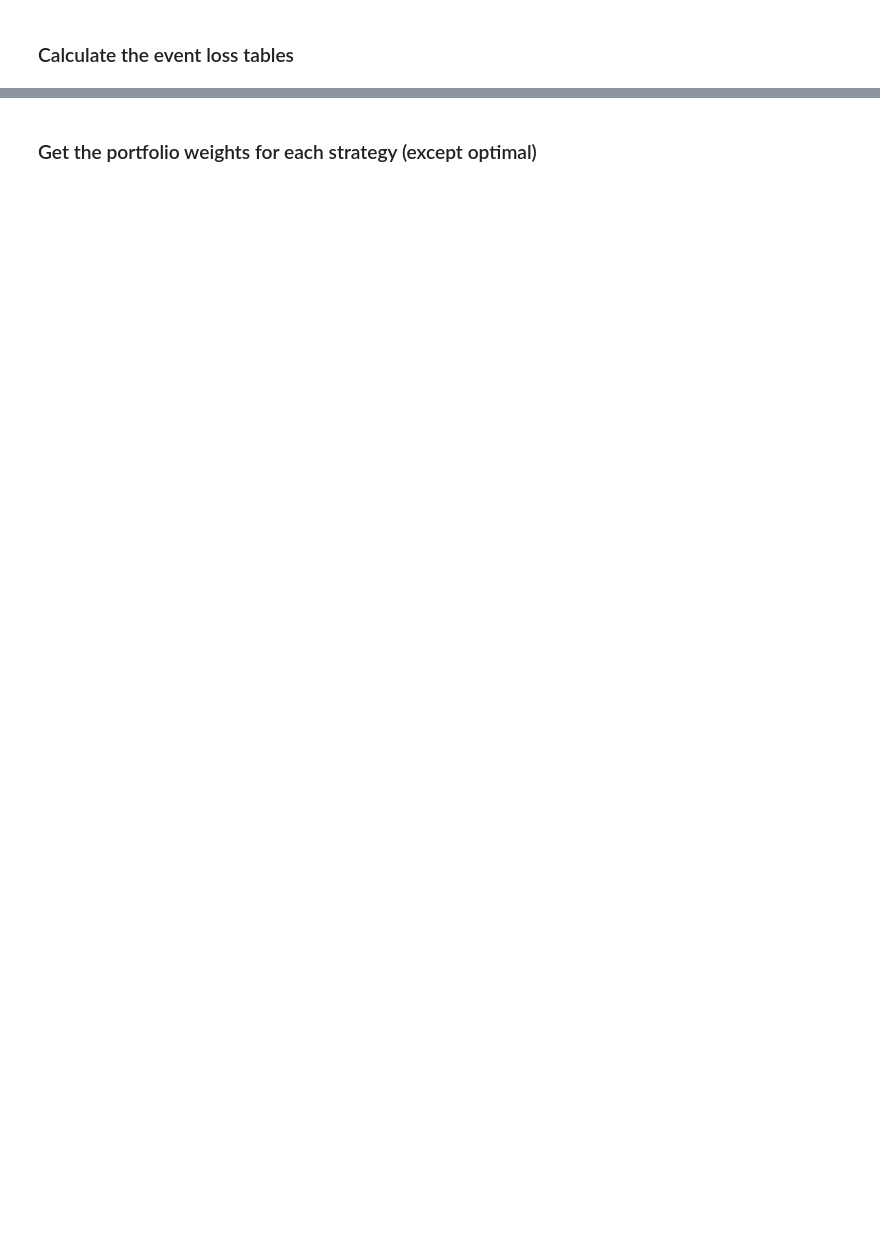
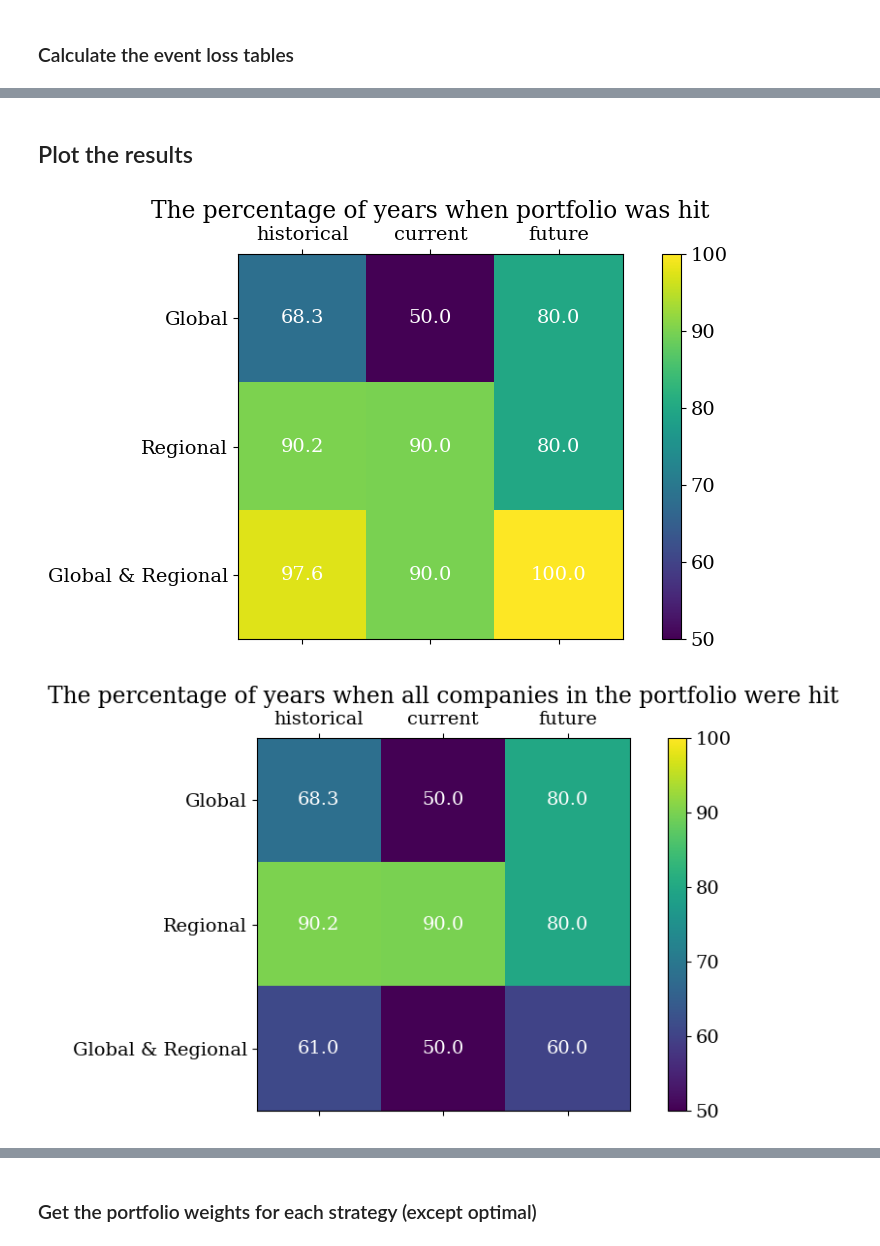
Before and after one commit to viggowat/202312_TCFD_project, a Jupyter notebook: company_analysis.ipynb, the cells around one changed output, grey strips where cells are left out. Drawn from its saved outputs; the diff is of its cells as text; code cells hidden in the pictures; blank space fills up the shorter version.

Commit message:
Updated plotting

```diff
--- a/company_analysis.ipynb
+++ b/company_analysis.ipynb
@@ -124,10 +108,20 @@ plt.subplots_adjust(right=1., top=4., hspace=0.4, wspace=0.4)
 # %%
 # Read the Excel file into a pandas DataFrame
-exp_df = pd.read_excel(cpnys_file_name, usecols="A:I", sheet_name = 'Property values')  #Read only columns A to H
+exp_df = pd.read_excel(cpnys_file_name, usecols="A:J", sheet_name = 'Property values')  #Read only columns A to H
 # Remove the rows with no location
 exp_df = exp_df[exp_df['Latitude'].notna()]
 # Rename the columns using a dictionary
 exp_df = exp_df.rename(columns={"Latitude": "latitude", "Longitude": "longitude", "Value (US$ billion)": "value"})
+
+# See if the values should be equal to same value
+if all_same_asset_value == 1:
+    exp_df['value'] = all_same_asset_value
+
+# Exclude companies
+if exclude_companies is not None:
+    for key in exclude_companies:
+        for value in exclude_companies[key]:
+            exp_df = exp_df[exp_df[key] != value]
 # %%
 # Map the impact function to the exposures assets
 
@@ -423,10 +365,4 @@ for time, conditional_prob_df in conditional_prob_dict.items():
     for cpny_1 in companies:
         for cpny_2 in companies:
             # Calculate the conditional probability of a company being hit given that another company was hit
-            conditional_prob_dict[time].loc[cpny_1, cpny_2] = (imp_per_year_dict[time][imp_types[0]][[cpny_1, cpny_2]] > 0).all(axis=1).sum() / (imp_per_year_dict[time][imp_types[0]][cpny_1] > 0).sum()
-
-# Convert the DataFrame to a numeric type and round
-rounded_conditional_prob_df = {time: conditional_prob_dict[time].astype(float).round(2) for time in conditional_prob_dict.keys()}
-haz_set_temp = time_periods[0]
-print(f' The conditional probability of a company being hit given that another company was hit for the {haz_set_temp} hazard set')
-print(tabulate.tabulate(rounded_conditional_prob_df[time_periods[0]], headers='keys', tablefmt='pretty'))
+            conditional_prob_dict[time].loc[cpny_1, cpny_2] = (imp_per_year_dict[time][imp_types[0]][[cpny_1, cpny_2]] > 0).all(axis=1).sum() / (imp_per_year_dict[time][imp_types[0]][cpny_1] > 0).sum()*100
@@ -440,0 +423,58 @@ print(tabulate.tabulate(rounded_conditional_prob_df[time_periods[0]], headers='k
+# %% [markdown]
+## Plot the results
+# %%
+import matplotlib.pyplot as plt
+import numpy as np
+import numpy as np
+
+import matplotlib.pyplot as plt
+
+vmin = 50
+vmax = 100
+
+# Create the first figure
+fig1, ax1 = plt.subplots(figsize=(10, 5))
+cax1 = ax1.matshow(rounded_prct_portfolio_hit_df, cmap='viridis', vmin=vmin, vmax=vmax)
+fig1.colorbar(cax1, ax=ax1)
+ax1.set_title("The percentage of years when portfolio was hit")
+ax1.set_xticks(range(len(rounded_prct_portfolio_hit_df.columns)))
+ax1.set_xticklabels(rounded_prct_portfolio_hit_df.columns)
+ax1.set_yticks(range(len(rounded_prct_portfolio_hit_df.index)))
+ax1.set_yticklabels(rounded_prct_portfolio_hit_df.index)
+# Add the values to the plot
+for i in range(len(rounded_prct_portfolio_hit_df.index)):
+    for j in range(len(rounded_prct_portfolio_hit_df.columns)):
+        ax1.text(j, i, rounded_prct_portfolio_hit_df.iloc[i, j], ha='center', va='center', color='w')
+
+# Create the second figure
+fig2, ax2 = plt.subplots(figsize=(10, 5))
+cax2 = ax2.matshow(rounded_prct_years_mutual_df, cmap='viridis', vmin=vmin, vmax=vmax)
+fig2.colorbar(cax2, ax=ax2)
+ax2.set_title("The percentage of years when all companies in the portfolio were hit")
+ax2.set_xticks(range(len(rounded_prct_years_mutual_df.columns)))
+ax2.set_xticklabels(rounded_prct_years_mutual_df.columns)
+ax2.set_yticks(range(len(rounded_prct_years_mutual_df.index)))
+ax2.set_yticklabels(rounded_prct_years_mutual_df.index)
+# Add the values to the plot
+for i in range(len(rounded_prct_years_mutual_df.index)):
+    for j in range(len(rounded_prct_years_mutual_df.columns)):
+        ax2.text(j, i, rounded_prct_years_mutual_df.iloc[i, j], ha='center', va='center', color='w')
+
+# Create the third figure
+fig3, ax3 = plt.subplots(figsize=(10, 5))
+cax3 = ax3.matshow(rounded_conditional_prob_df[time_periods[0]], cmap='viridis', vmin=vmin, vmax=vmax)
+fig3.colorbar(cax3, ax=ax3)
+ax3.set_title(f"The conditional probability of a company being hit given that another company was hit for the {haz_set_temp} hazard set")
+ax3.set_xticks(range(len(rounded_conditional_prob_df[time_periods[0]].columns)))
+ax3.set_xticklabels(rounded_conditional_prob_df[time_periods[0]].columns)
+ax3.set_yticks(range(len(rounded_conditional_prob_df[time_periods[0]].index)))
+ax3.set_yticklabels(rounded_conditional_prob_df[time_periods[0]].index)
+# Add the values to the plot
+for i in range(len(rounded_conditional_prob_df[time_periods[0]].index)):
+    for j in range(len(rounded_conditional_prob_df[time_periods[0]].columns)):
+        ax3.text(j, i, rounded_conditional_prob_df[time_periods[0]].iloc[i, j], ha='center', va='center', color='w')
+
+plt.show()
+# %% [output]
+[figure, added]
+[figure, added]
```
Also changed, not shown: parts of 49 cells of this notebook.
